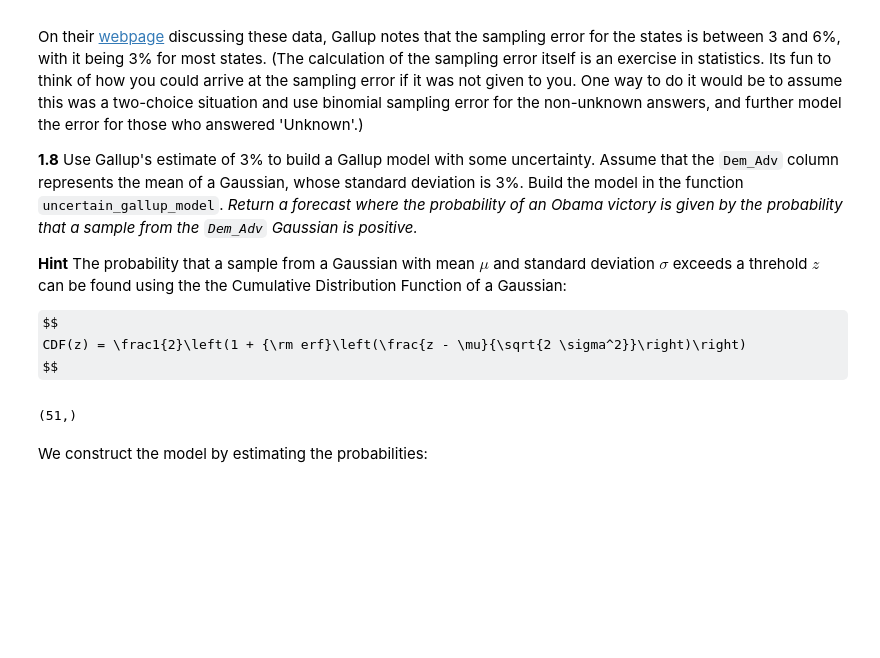
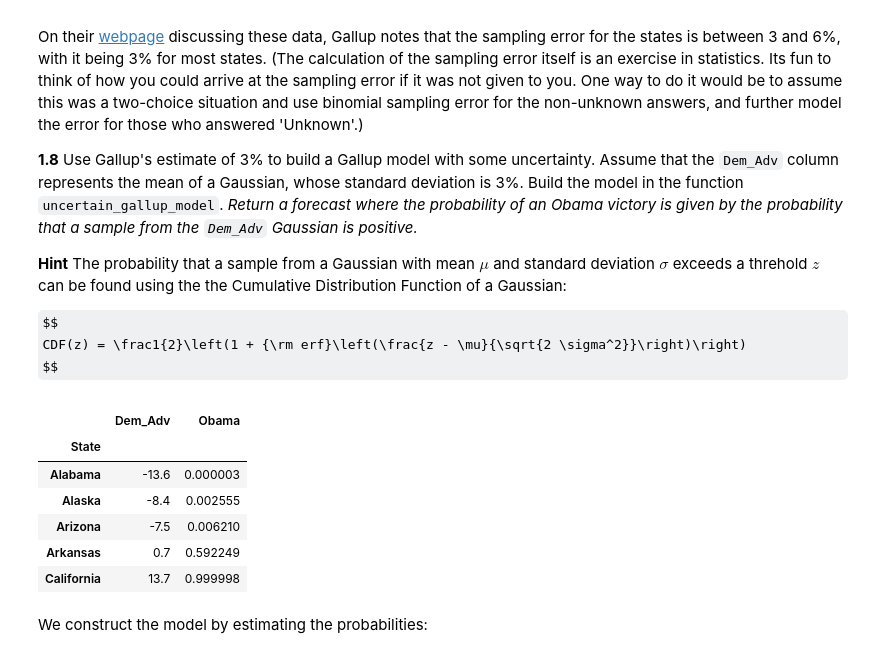
Before and after one commit to imantdaunhawer/content_2013, a Jupyter notebook: HW2.ipynb, the cells around one changed output. Saved outputs shown, nothing was run; the diff lists cells and outputs as text; code cells hidden in the pictures; some formulas as TeX source; blank space fills up the shorter version.

```diff
--- a/HW2.ipynb
+++ b/HW2.ipynb
@@ -533,37 +543,49 @@ $$
 # %%
 """
 Function
 --------
 uncertain_gallup_model
 
 A forecast that predicts an Obama (Democratic) victory if the random variable drawn
 from a Gaussian with mean Dem_Adv and standard deviation 3% is >0
 
 Inputs
 ------
 gallup : DataFrame
     The Gallup dataframe above
 
 Returns
 -------
 model : DataFrame
     A dataframe with the following column
      * Obama: probability that the state votes for Obama.
     model.index should be set to gallup.index (that is, it should be indexed by state name)
 """
 # your code here
+import scipy as sp
 def uncertain_gallup_model(gallup):
-    X
+        '''
+        # iterative implementation
+        df = gallup   # copy the Dataframe
+        Obama = []
+        for result in gallup_2012.Dem_Adv:
+            rv = sp.stats.norm(result, 0.03)
+            Obama.append(1 - rv.cdf(0))
+        '''
+        # vectorized implementation
+        df = pd.DataFrame(data=gallup.Dem_Adv, index=gallup.index)
+        rvs = sp.stats.norm(gallup.Dem_Adv, 3)    # given std of 3 (due to gallup's sampling error)
+        df["Obama"] = 1 - rvs.cdf(0)   # since we want the probability that the value is positive (> 0)
+        return df
+uncertain_gallup_model(gallup_2012).head()
+# %% [output]
+|  | Dem_Adv | Obama |
+| State |  |  |
+| Alabama | -13.6 | 0.000003 |
+| Alaska | -8.4 | 0.002555 |
+| Arizona | -7.5 | 0.006210 |
+| Arkansas | 0.7 | 0.592249 |
+| California | 13.7 | 0.999998 |
-# %%
-import scipy as sp
-
-X = sp.stats.norm(gallup_2012.Dem_Adv, 0.03)
-temp = gallup_2012.Dem_Adv.apply(lambda x: X.cdf(x))
-temp.shape
-# TODO: I dunno if it makes sense to create a RV whose mean consists of a list of 51 values.
-# I should check out the video first.
-# %% [output]
-(51,)
 # %% [markdown]
 We construct the model by estimating the probabilities:
 # %%
```
Also changed, not shown: parts of 6 cells of this notebook, 1 other file.
